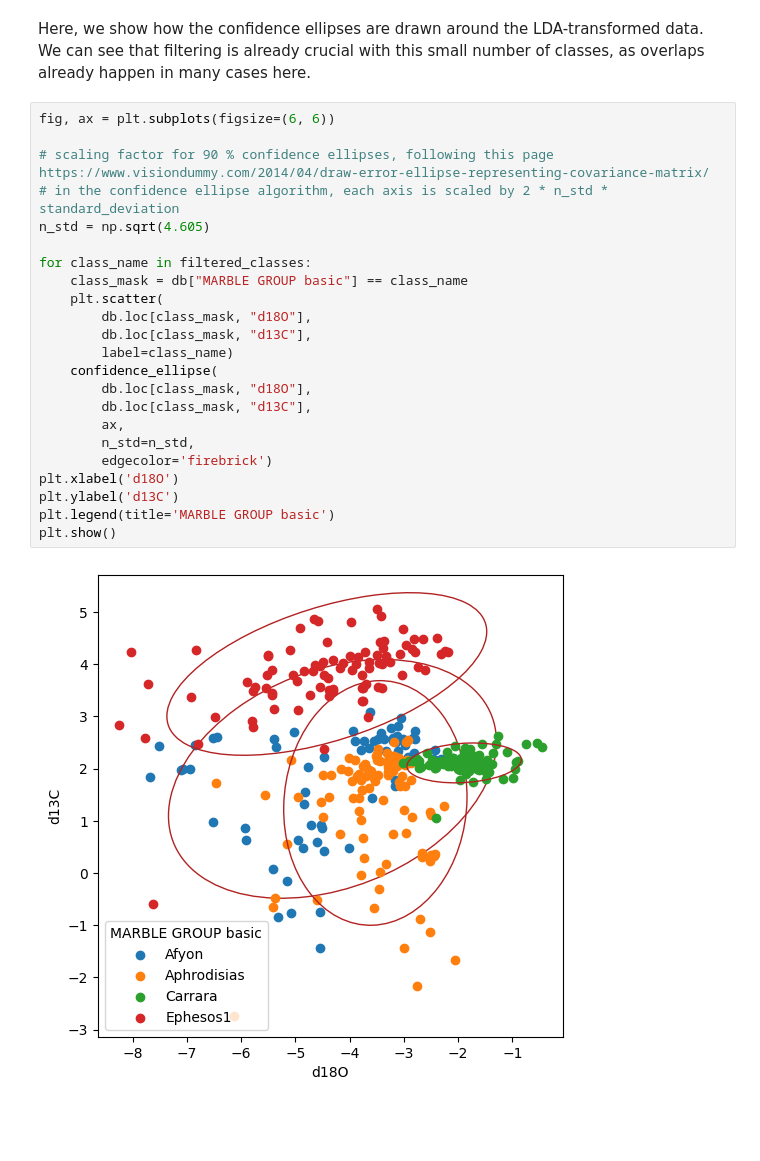
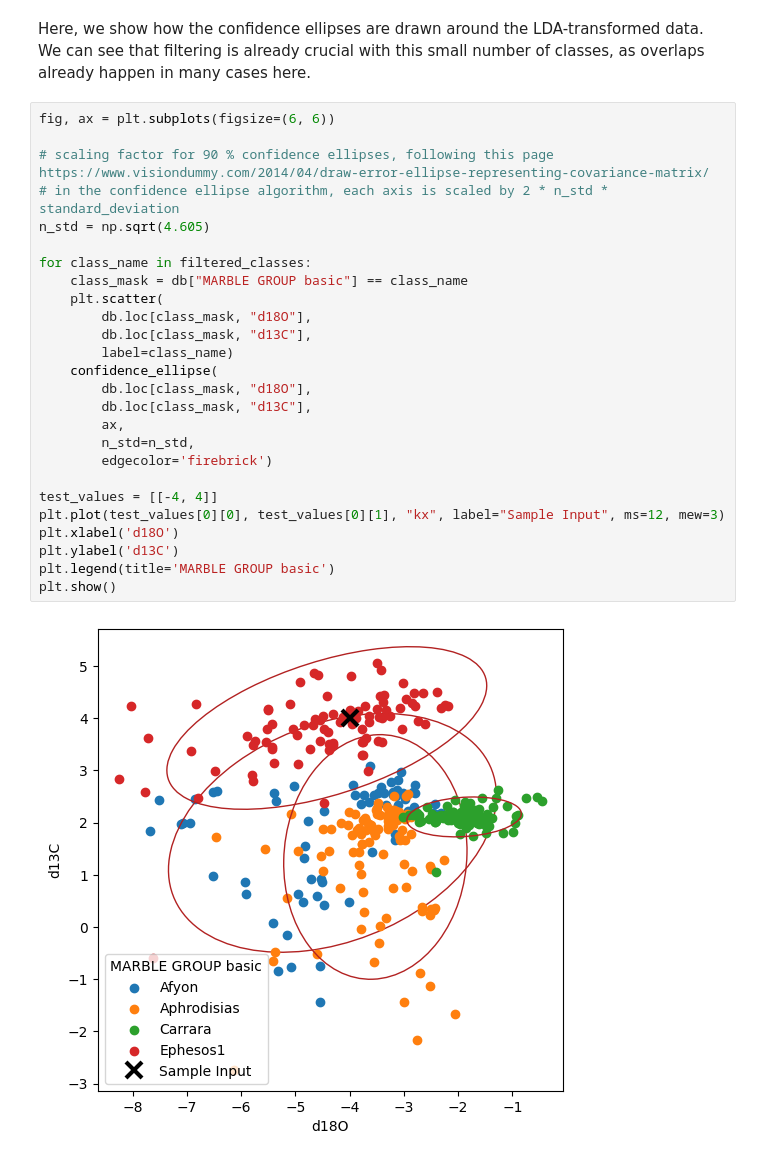
Before and after one commit to jsutphen/marbleClassification, a Jupyter notebook: classification.ipynb, the cells around one changed output. Cells and saved outputs as stored; diff of their text form; blank space fills up the shorter version.

Commit message:
plot sample input

```diff
--- a/classification.ipynb
+++ b/classification.ipynb
@@ -110,28 +110,31 @@ Here, we show how the confidence ellipses are drawn around the LDA-transformed d
 # %%
 fig, ax = plt.subplots(figsize=(6, 6))
 
 # scaling factor for 90 % confidence ellipses, following this page https://www.visiondummy.com/2014/04/draw-error-ellipse-representing-covariance-matrix/
 # in the confidence ellipse algorithm, each axis is scaled by 2 * n_std * standard_deviation
 n_std = np.sqrt(4.605)
 
 for class_name in filtered_classes:
     class_mask = db["MARBLE GROUP basic"] == class_name
     plt.scatter(
         db.loc[class_mask, "d18O"],
         db.loc[class_mask, "d13C"],
         label=class_name)
     confidence_ellipse(
         db.loc[class_mask, "d18O"],
         db.loc[class_mask, "d13C"],
         ax,
         n_std=n_std,
         edgecolor='firebrick')
+
+test_values = [[-4, 4]]
+plt.plot(test_values[0][0], test_values[0][1], "kx", label="Sample Input", ms=12, mew=3)
 plt.xlabel('d18O')
 plt.ylabel('d13C')
 plt.legend(title='MARBLE GROUP basic')
 plt.show()
 # %% [output]
-[figure, old version]
+[figure, new version]
 # %%
 class_mask = np.isin(db["MARBLE GROUP basic"], filtered_classes)
 X = np.column_stack((db.loc[class_mask,"d18O"], db.loc[class_mask, "d13C"]))
```
Also changed, not shown: parts of 2 cells of this notebook.
